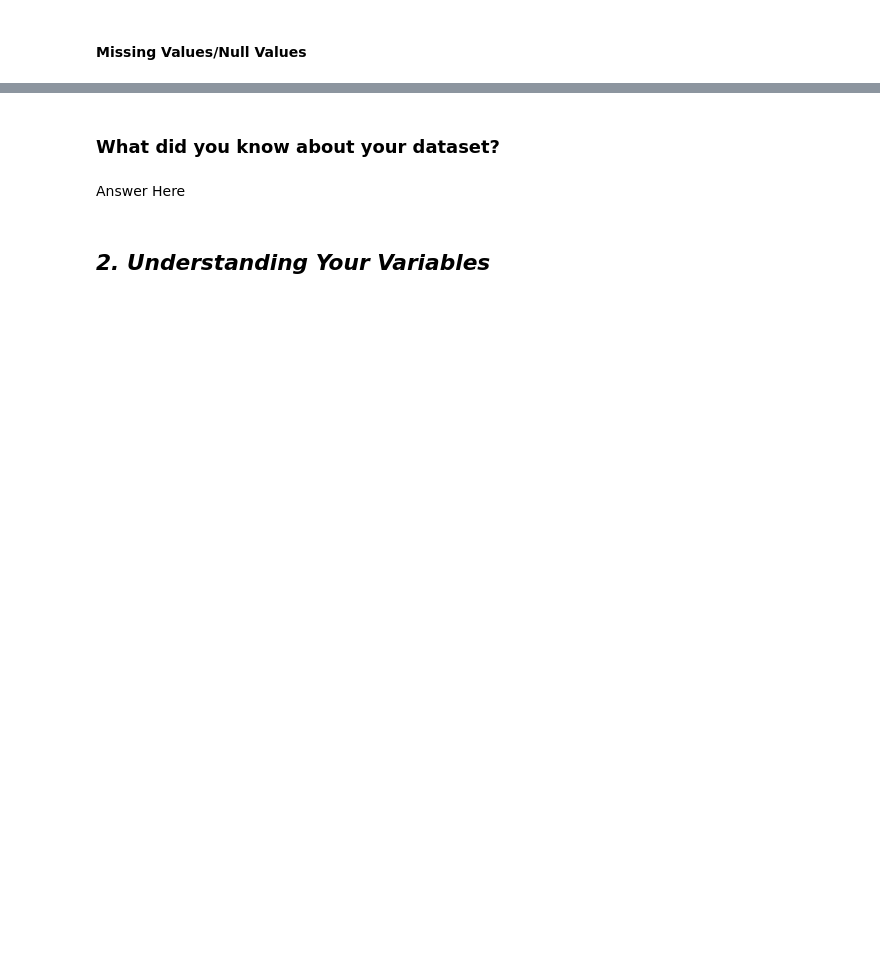
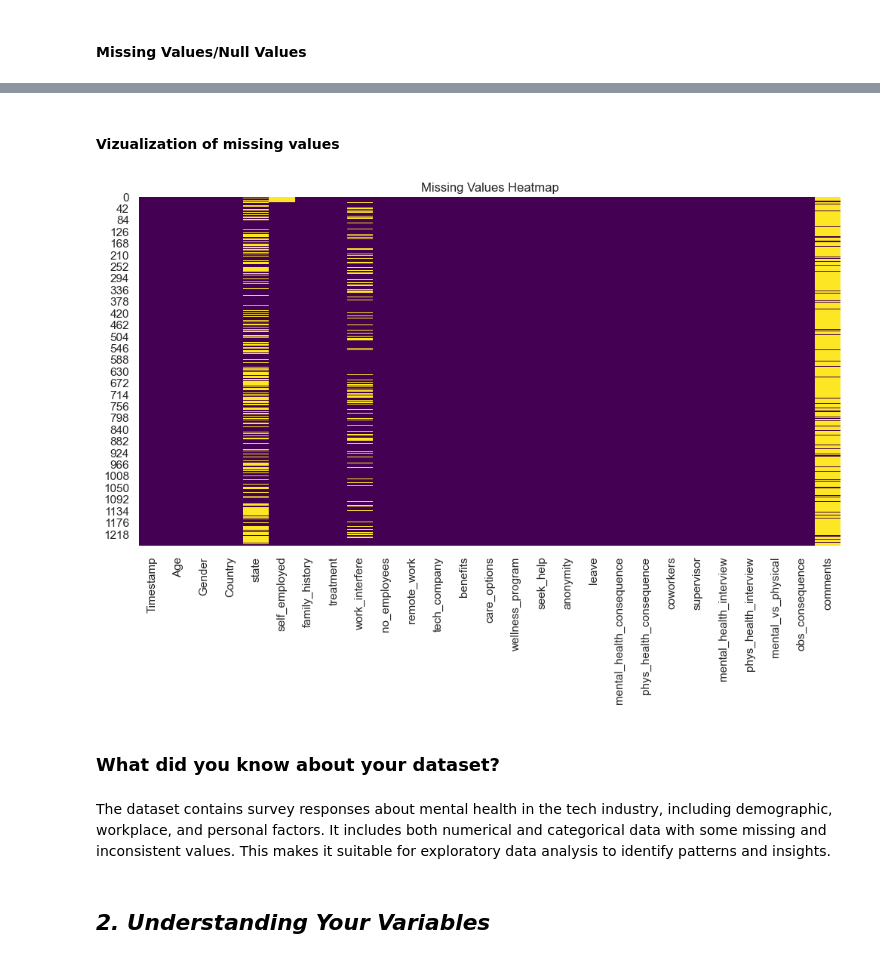
Before and after one commit to Pheonix1330/Mental-Health-in-Tech-Survey, a Jupyter notebook: Sample_EDA_Submission_Template.ipynb, the cells around one changed output, grey strips where cells are left out. Cells and saved outputs as stored; diff of their text form; code cells hidden in the pictures; blank space fills up the shorter version.

```diff
--- a/Sample_EDA_Submission_Template.ipynb
+++ b/Sample_EDA_Submission_Template.ipynb
@@ -70,2 +80,22 @@ M - Multivariate Analysis
+# %%
+# Import Libraries
+# Data Handling
+import pandas as pd
+import numpy as np
+
+# Data Visualization
+import matplotlib.pyplot as plt
+import seaborn as sns
+
+# Ignore Warnings
+import warnings
+warnings.filterwarnings('ignore')
+
+# Display Settings
+pd.set_option('display.max_columns', None)
+
+# Plot Settings
+sns.set(style="whitegrid")
+plt.rcParams['figure.figsize'] = (10, 6)
 # %% [markdown]
 ### Dataset Loading
@@ -73,0 +102,6 @@ M - Multivariate Analysis
+# %%
+# Load the dataset
+df = pd.read_csv('survey.csv')
+
+# Display first 5 rows
+df.head()
@@ -96,6 +211,26 @@ M - Multivariate Analysis
+# %% [markdown]
+#### Vizualization of missing values
+# %%
+# Visualizing the missing values
+
+# Create a new figure for the heatmap
+plt.figure(figsize=(12, 6))   # Set figure size for better visibility
+
+# Plot heatmap of missing values
+sns.heatmap(df.isnull(),      # Convert dataset into True (missing) / False (not missing)
+            cbar=False,       # Remove color bar for cleaner look
+            cmap='viridis')  # Color map to highlight missing values
+
+# Add title to the plot
+plt.title("Missing Values Heatmap")
+
+# Show the plot
+plt.show()
+# %% [output]
+[figure, added]
 # %% [markdown]
 ### What did you know about your dataset?
-# %% [markdown]
-Answer Here
+# %% [markdown]
+The dataset contains survey responses about mental health in the tech industry, including demographic, workplace, and personal factors. It includes both numerical and categorical data with some missing and inconsistent values. This makes it suitable for exploratory data analysis to identify patterns and insights.
 # %% [markdown]
 ## ***2. Understanding Your Variables***
```
Also changed, not shown: parts of 170 cells of this notebook, 1 other file.
